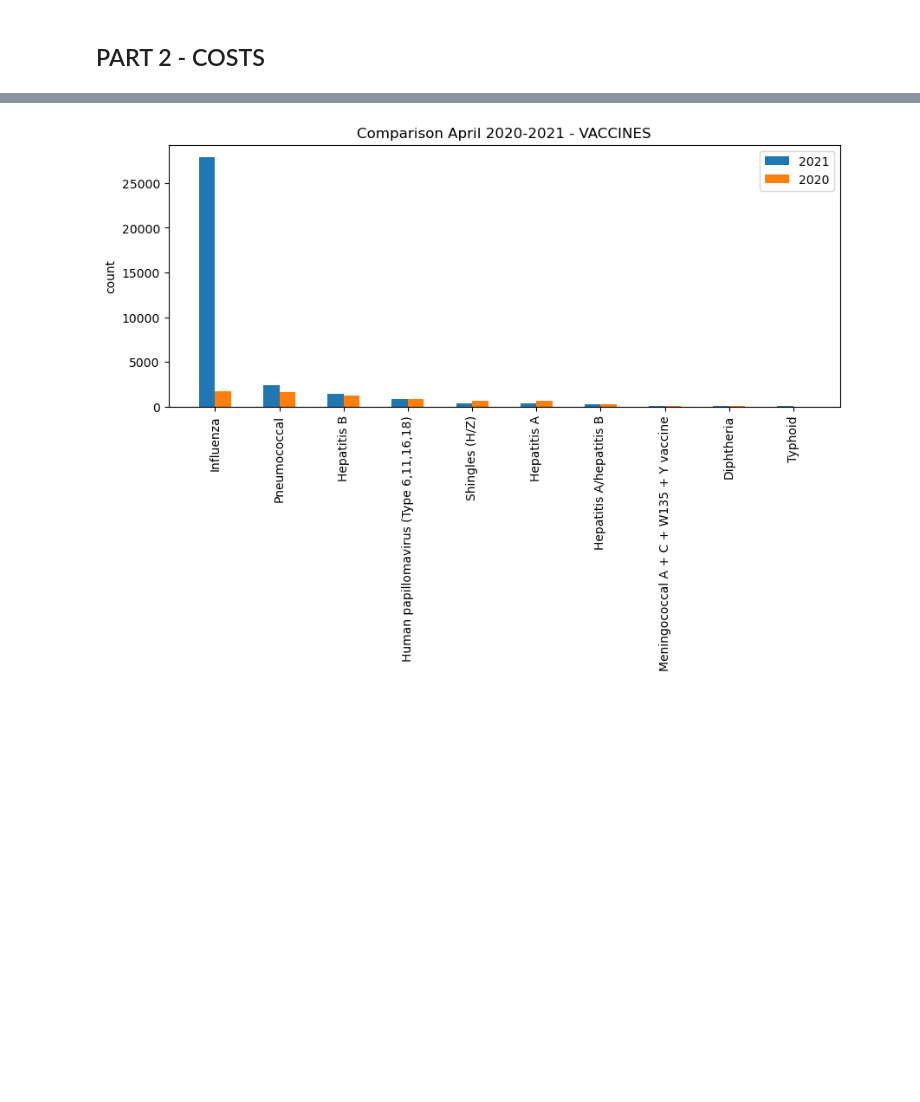
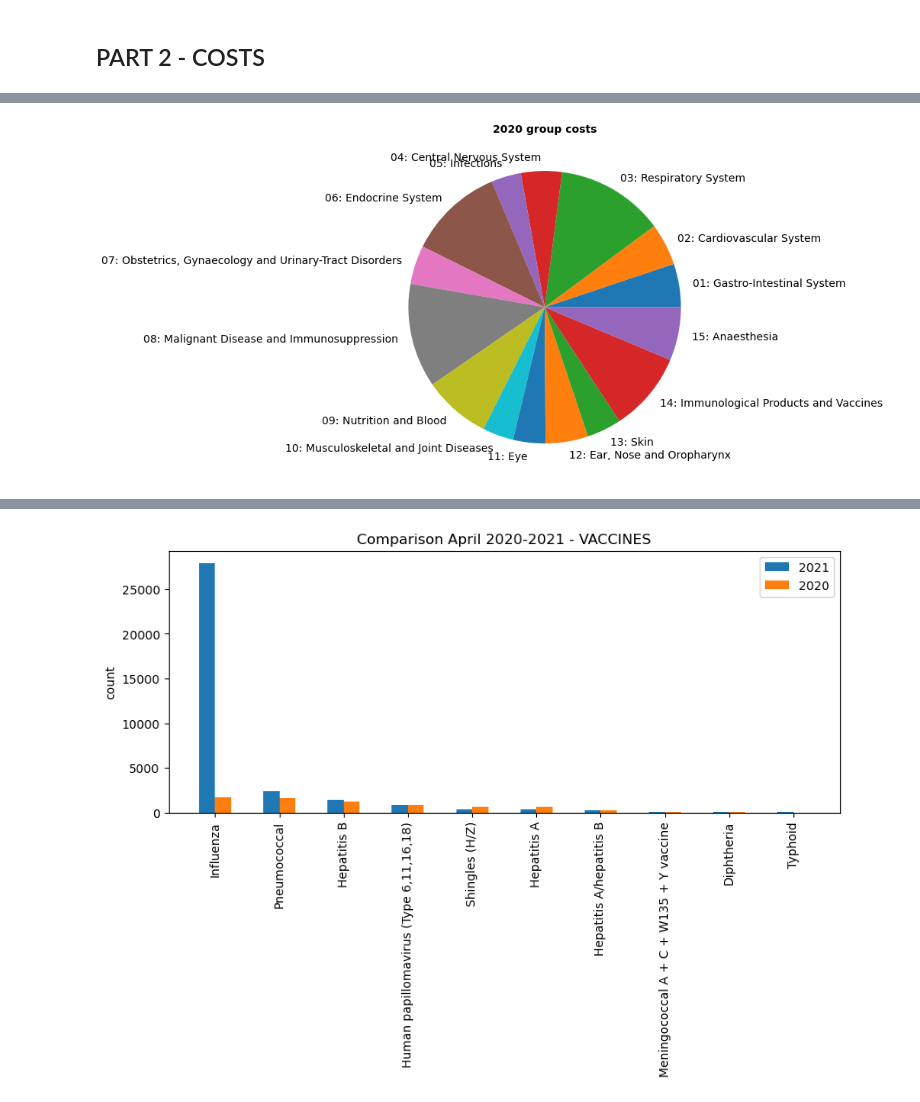
Before and after one commit to kamalmasarweh/project, a Jupyter notebook: Group work.ipynb, the cells around one changed output, grey strips where cells are left out. Cells and saved outputs as stored; diff of their text form; code cells hidden in the pictures; blank space fills up the shorter version.

```diff
--- a/Group work.ipynb
+++ b/Group work.ipynb
@@ -407,0 +503,9 @@ fig.set_dpi(100)
+# %%
+# Pie chart for 2020 group costs
+
+plot = group_mean_cost_main_20.plot.pie(y='ACTUAL_COST', figsize=(8,10), legend=None, fontsize=14, rotatelabels=False)
+plt.title('2020 group costs', weight='bold', size=14)
+plt.ylabel("")
+plt.show()
+# %% [output]
+[figure, added]
```
Also changed, not shown: parts of 64 cells of this notebook.
